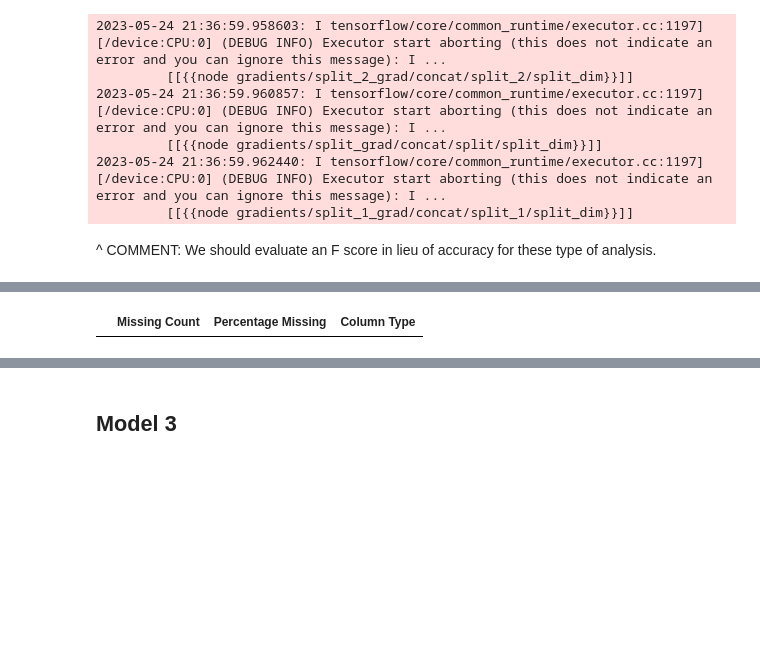
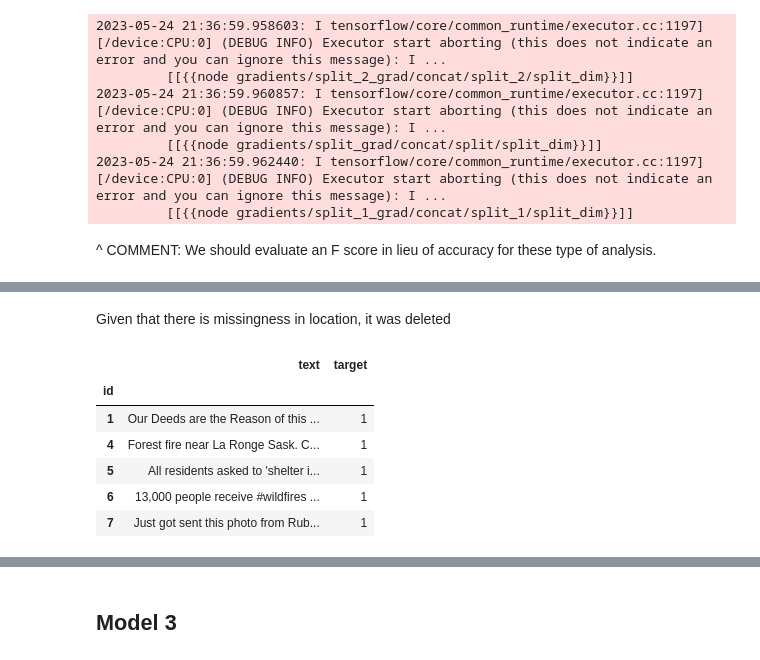
Before and after one commit to Steve-Desilets/MSDS-422-Group-3-Module-9, a Jupyter notebook: MSDS 422 - Module 9 Assignment Notebook.ipynb, the cells around one changed output, grey strips where cells are left out. Saved outputs shown, nothing was run; the diff lists cells and outputs as text; code cells hidden in the pictures; blank space fills up the shorter version.

```diff
--- a/MSDS 422 - Module 9 Assignment Notebook.ipynb
+++ b/MSDS 422 - Module 9 Assignment Notebook.ipynb
@@ -285,12 +284,18 @@ history = model.fit(X_train, y_train, validation_data=(X_valid, y_valid), epochs
 # %%
-# Create a copy of the training dataframe
-model2_train_df = disaster_training_data.copy(deep=True)
+# load training data
+model2_train_df = pd.read_csv('train.csv')
 
 # Drop the LOCATION column from the copy of the training dataframe
 model2_train_df.drop(['location'], axis=1, inplace=True)
 
+# Drop the KEYWORD column from the copy of the training dataframe
+model2_train_df.drop(['keyword'], axis=1, inplace=True)
+
 # Create a copy of the testing dataframe
-model2_test_df = disaster_testing_data.copy(deep=True)
+model2_test_df = pd.read_csv('test.csv')
 
 # Drop the LOCATION column from the copy of the testing dataframe
 model2_test_df.drop(['location'], axis=1, inplace=True)
+
+# Drop the KEYWORD column from the copy of the testing dataframe
+model2_test_df.drop(['keyword'], axis=1, inplace=True)
@@ -326,18 +302,25 @@ model2_test_df.head(10)
+# %% [markdown]
+Given that there is missingness in location, it was deleted
 # %%
-# fill missing keyword with unknown
-model2_train_df['keyword'].fillna('unknown', inplace=True)
+# fill missing keyword with a space
+#model2_train_df['keyword'].fillna(' ', inplace=True)
 
-# add keyword and location to tweets
-#disaster_training_data['text'] = disaster_training_data['text'] + ' ' + disaster_training_data['keyword']+ ' ' + disaster_training_data['location']
+# add keyword to tweets
+#model2_train_df['text'] = model2_train_df['text'] + ' ' + model2_train_df['keyword']
 
-# find null counts, percentage of null values, and column type
-null_count = model2_train_df.isnull().sum()
-null_percentage = model2_train_df.isnull().sum() * 100 / len(model2_train_df)
-column_type = model2_train_df.dtypes
+#Drop the keyword column now that it was appended
+#model2_test_df.drop(['keyword'], axis=1, inplace=True)
 
-# show null counts, percentage of null values, and column type for columns with more than one Null value
-null_summary = pd.concat([null_count, null_percentage, column_type], axis=1, keys=['Missing Count', 'Percentage Missing','Column Type'])
-null_summary_only_missing = null_summary[null_count != 0].sort_values('Percentage Missing',ascending=False)
-null_summary_only_missing
+# Designate the ID column as the main index column
+model2_train_df = model2_train_df.set_index('id', verify_integrity=True)
+
+# Designate the ID column as the main index column
+model2_test_df = model2_test_df.set_index('id', verify_integrity=True)
 # %% [output]
-|  | Missing Count | Percentage Missing | Column Type |
+|  | text | target |
+| id |  |  |
+| 1 | Our Deeds are the Reason of this ... | 1 |
+| 4 | Forest fire near La Ronge Sask. C... | 1 |
+| 5 | All residents asked to 'shelter i... | 1 |
+| 6 | 13,000 people receive #wildfires ... | 1 |
+| 7 | Just got sent this photo from Rub... | 1 |
```
Also changed, not shown: parts of 17 cells of this notebook.
